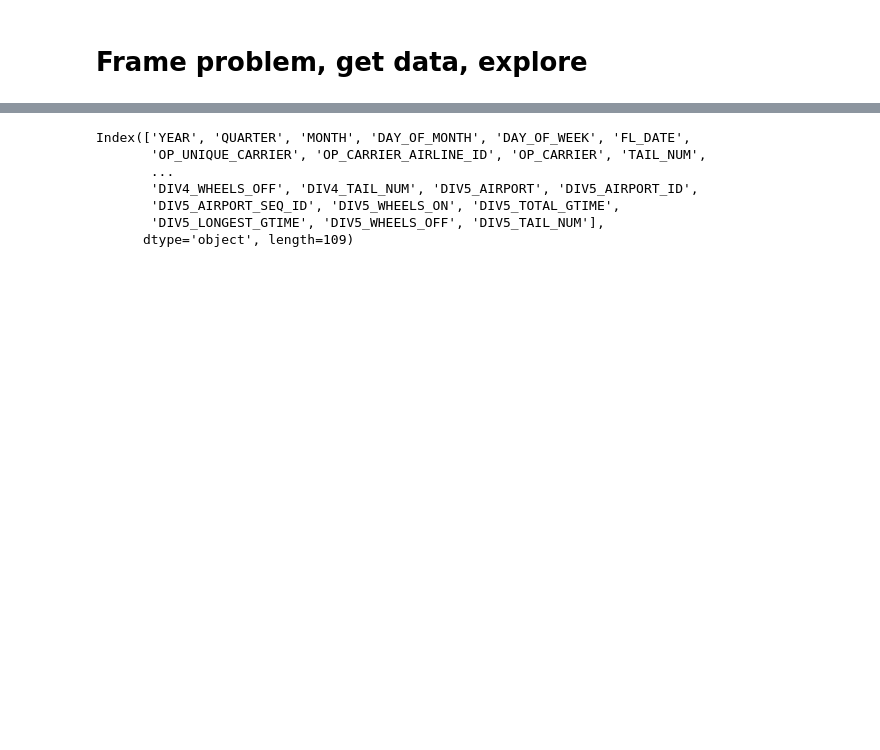
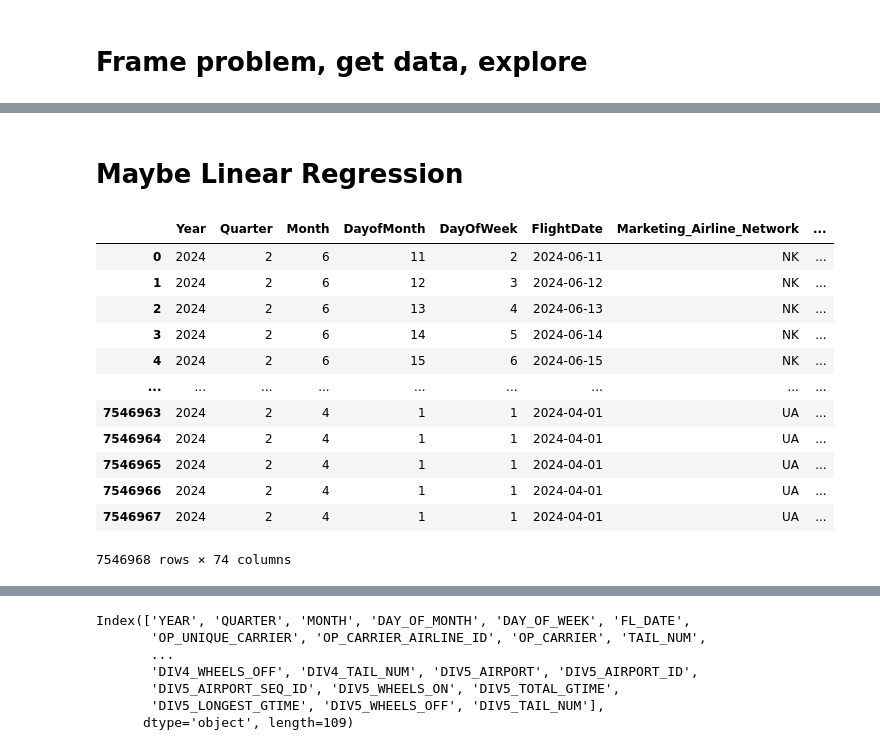
Before and after one commit to trevormgray/NN-Project, a Jupyter notebook: Flights.ipynb, the cells around one changed output, grey strips where cells are left out. Saved outputs shown, nothing was run; the diff lists cells and outputs as text; code cells hidden in the pictures; blank space fills up the shorter version.

```diff
--- a/Flights.ipynb
+++ b/Flights.ipynb
@@ -57,0 +138,32 @@ from sklearn.linear_model import LinearRegression
+# %%
+# #dropping Diverted data
+
+# Import the Parquet file
+train = pd.read_parquet('2024_combined_data.parquet')
+
+# List of columns to remove
+columns_to_remove = [
+    'Diverted',  # First, drop the main DIVERTED column
+    'DivAirportLandings', 'DivReachedDest', 'DivActualElapsedTime',
+    'DivArrDelay', 'DivDistance', 'Div1Airport', 'Div1WheelsOn', 'Div1TotalGTime',
+    'Div1LongestGTime', 'Div1WheelsOff', 'Div1TailNum',
+    'Div1AirportID', 'Div1AirportSeqID',
+    'Div1TotalGTime', 'Div1LongestGTime', 'Div2Airport', 'Div2WheelsOn',
+    'Div2TotalGTime', 'Div2LongestGTime', 'Div2WheelsOff', 'Div2TailNum','Div2AirportID', 'Div2AirportSeqID', 'Div2TotalGTime', 'Div2LongestGTime',
+    'Div3Airport', 'Div3WheelsOn', 'Div3TotalGTime', 'Div3LongestGTime', 'Div3WheelsOff',
+    'Div3TailNum','Div3AirportID', 'Div3AirportSeqID', 'Div3TotalGTime', 'Div3LongestGTime',
+    'Div4Airport', 'Div4WheelsOn', 'Div4TotalGTime', 'Div4LongestGTime', 'Div4WheelsOff',
+    'Div4TailNum', 'Div4AirportID', 'Div4AirportSeqID', 'Div4TotalGTime', 'Div4LongestGTime',
+    'Div5Airport', 'Div5WheelsOn', 'Div5TotalGTime', 'Div5LongestGTime', 'Div5WheelsOff',
+    'Div5TailNum', 'Div5AirportID', 'Div5AirportSeqID', 'Div5TotalGTime', 'Div5LongestGTime'
+]
+
+# Drop the specified columns
+X = train.drop(columns=columns_to_remove, errors='ignore')  # Use errors='ignore' to prevent issues if columns don't exist
+
+# Save the cleaned DataFrame to a new Parquet file
+X.to_parquet('2024_cleaned_data.parquet')
+
+# Shape and preview
+print(X.shape)  # Check new shape
+print(X.dtypes)  # Check data types
@@ -57,0 +184,25 @@ from sklearn.linear_model import LinearRegression
+# %% [markdown]
+# Maybe Linear Regression
+# %%
+#print the full cleaned data
+X
+
+
+# # Linear Regression Model
+# Import the cleaned data
+# train = pd.read_parquet('2023_cleaned_data.parquet')
+# test = pd.read_parquet('2024_cleaned_data.parquet')
+# %% [output]
+|  | Year | Quarter | Month | DayofMonth | DayOfWeek | FlightDate | Marketing_Airline_Network | ... |
+| 0 | 2024 | 2 | 6 | 11 | 2 | 2024-06-11 | NK | ... |
+| 1 | 2024 | 2 | 6 | 12 | 3 | 2024-06-12 | NK | ... |
+| 2 | 2024 | 2 | 6 | 13 | 4 | 2024-06-13 | NK | ... |
+| 3 | 2024 | 2 | 6 | 14 | 5 | 2024-06-14 | NK | ... |
+| 4 | 2024 | 2 | 6 | 15 | 6 | 2024-06-15 | NK | ... |
+| ... | ... | ... | ... | ... | ... | ... | ... | ... |
+| 7546963 | 2024 | 2 | 4 | 1 | 1 | 2024-04-01 | UA | ... |
+| 7546964 | 2024 | 2 | 4 | 1 | 1 | 2024-04-01 | UA | ... |
+| 7546965 | 2024 | 2 | 4 | 1 | 1 | 2024-04-01 | UA | ... |
+| 7546966 | 2024 | 2 | 4 | 1 | 1 | 2024-04-01 | UA | ... |
+| 7546967 | 2024 | 2 | 4 | 1 | 1 | 2024-04-01 | UA | ... |
+7546968 rows × 74 columns
```
Also changed, not shown: parts of 11 cells of this notebook.
